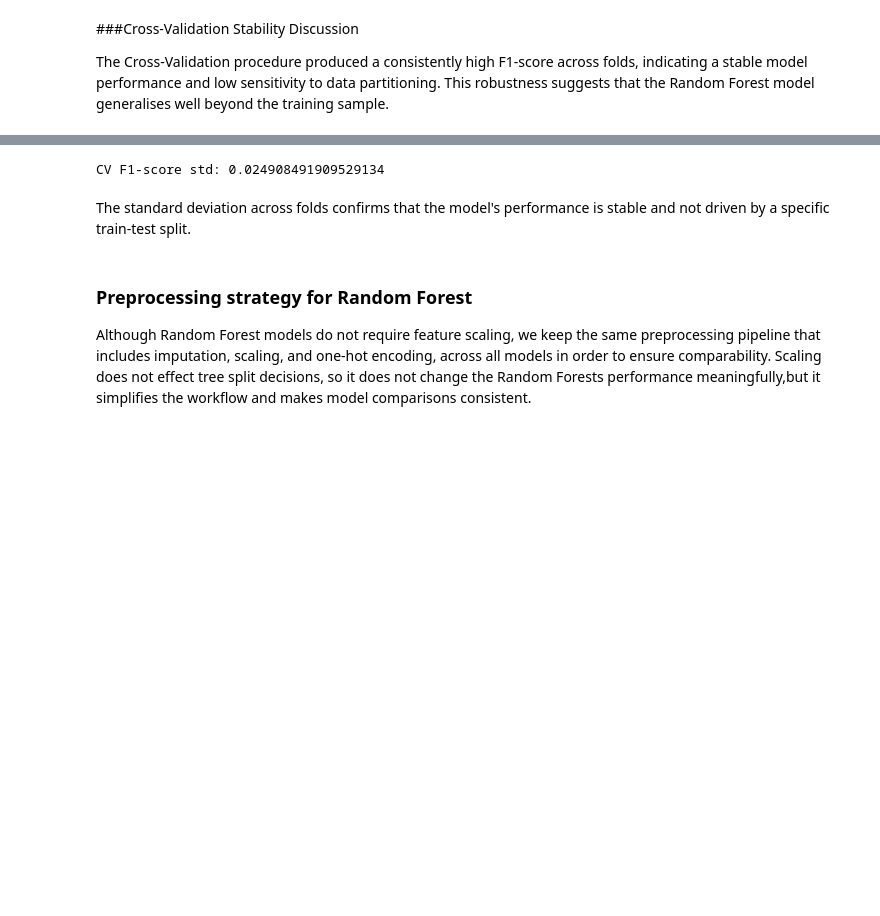
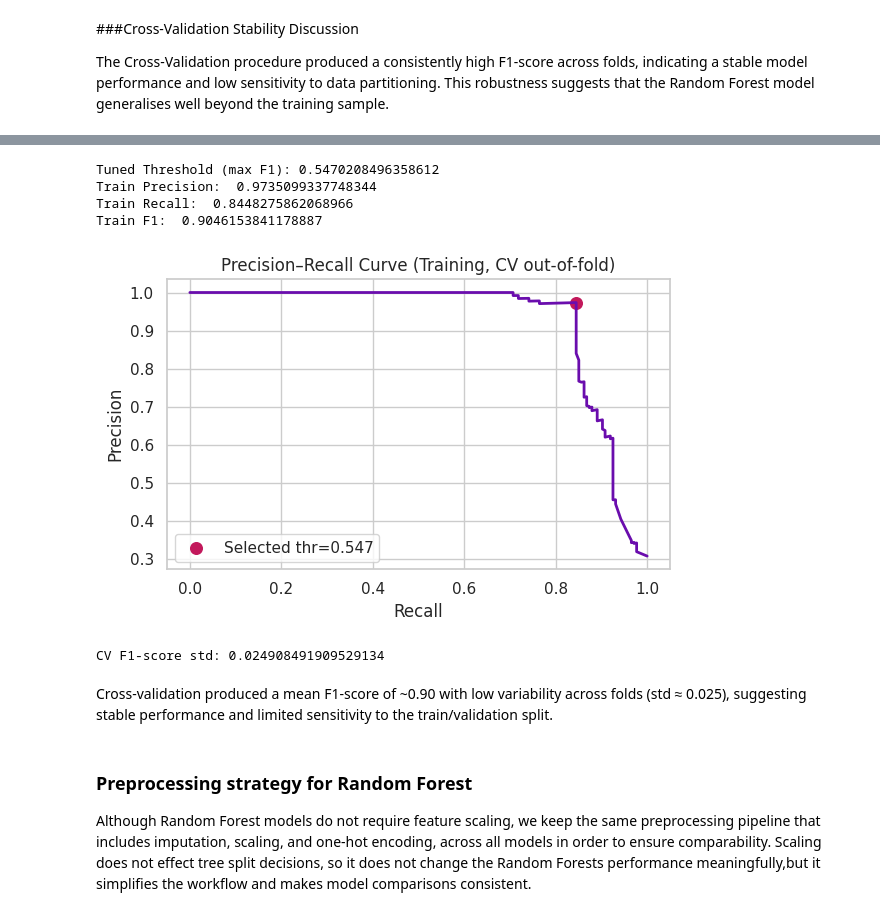
Before and after one commit to personallypetra/ComplianceRadar_315031, a Jupyter notebook: main.ipynb, the cells around one changed output, grey strips where cells are left out. Cells and saved outputs as stored; diff of their text form; code cells hidden in the pictures; blank space fills up the shorter version.

```diff
--- a/main.ipynb
+++ b/main.ipynb
@@ -593,9 +599,44 @@ The Cross-Validation procedure produced a consistently high F1-score across fold
+# %%
+best_rf = RF_grid.best_estimator_
+y_train_proba_oof = cross_val_predict(best_rf, X_train, y_train,
+cv = StratifiedKFold(n_splits = 5, shuffle = True, random_state = 42),
+        method = "predict_proba", n_jobs = -1)[:,1]
+
+precisions, recalls, thresholds = precision_recall_curve(y_train, y_train_proba_oof)
+
+f1_scores = 2* (precisions[:-1] * recalls[:-1])/(precisions[:-1] + recalls[:-1] + 1e-9)
+best_idx = int(np.argmax(f1_scores))
+best_threshold = thresholds[best_idx]
+
+print("Tuned Threshold (max F1):", best_threshold)
+print("Train Precision: ", precisions[best_idx])
+print("Train Recall: ", recalls[best_idx])
+print("Train F1: ", f1_scores[best_idx])
+plt.figure(figsize=(6,4))
+
+plt.plot(recalls, precisions, linewidth=2, color="#6a0dad")
+plt.scatter(recalls[best_idx], precisions[best_idx], color="#c2185b", s=70,
+            label=f"Selected thr={best_threshold:.3f}")
+plt.xlabel("Recall")
+plt.ylabel("Precision")
+plt.title("Precision–Recall Curve (Training, CV out-of-fold)")
+plt.legend()
+plt.tight_layout()
+plt.show()
+# %% [output]
+Tuned Threshold (max F1): 0.5470208496358612
+Train Precision:  0.9735099337748344
+Train Recall:  0.8448275862068966
+Train F1:  0.9046153841178887
+[figure, added]
 # %%
 print("CV F1-score std:", RF_grid.cv_results_["std_test_score"][RF_grid.best_index_])
 # %% [output]
 CV F1-score std: 0.024908491909529134
 # %% [markdown]
-The standard deviation across folds confirms that the model's performance is stable and not driven by a specific train-test split.
+Cross-validation produced a mean F1-score of ~0.90 with low variability across
+folds (std ≈ 0.025), suggesting stable performance and limited sensitivity to the
+train/validation split.
 # %% [markdown]
 ### Preprocessing strategy for Random Forest
 
```
Also changed, not shown: parts of 13 cells of this notebook.
